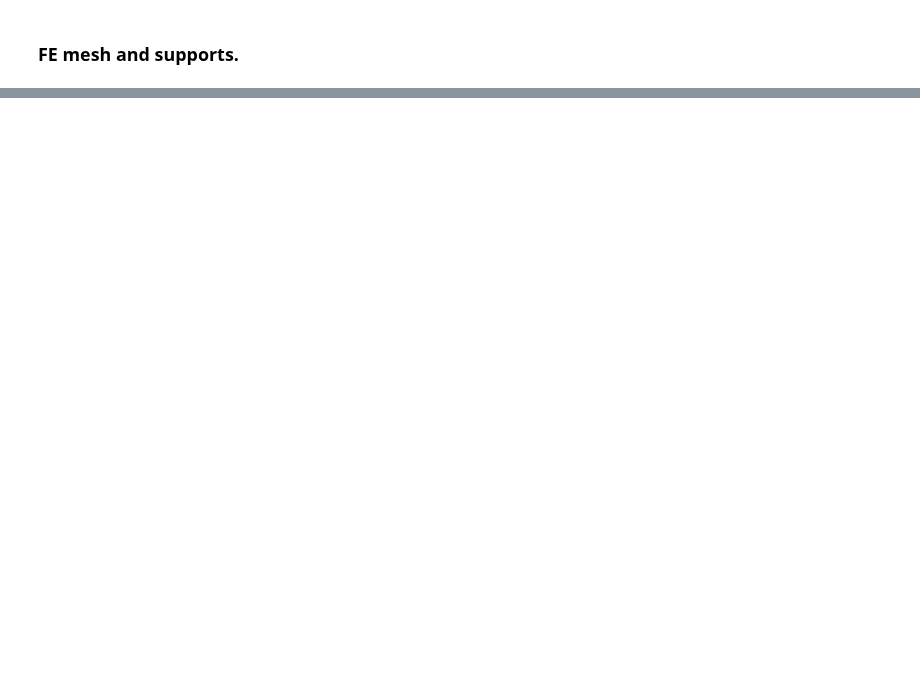
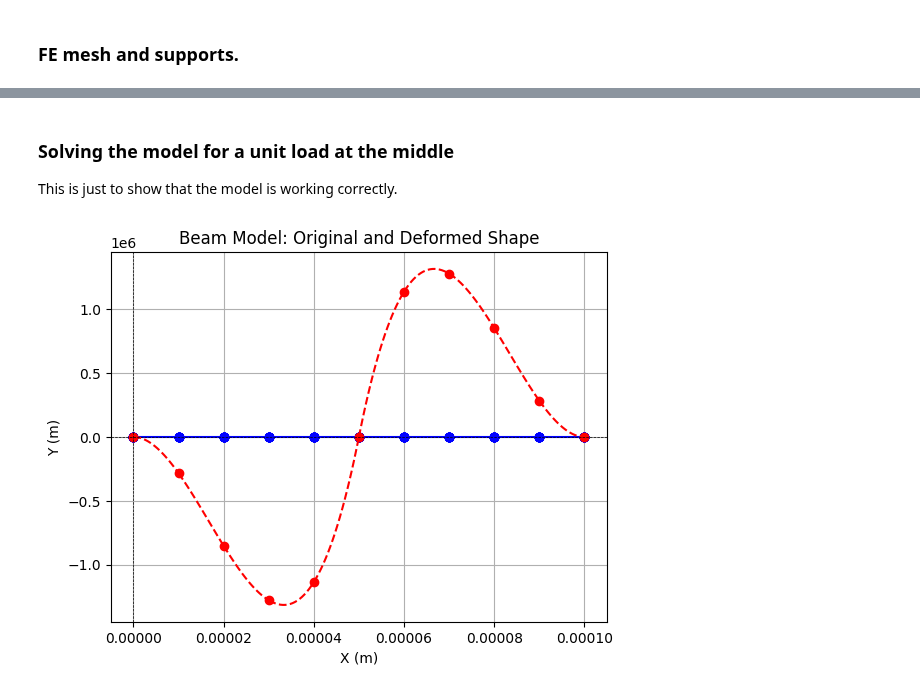
Before and after one commit to jkbgbr/FEM_Practical_Course, a Jupyter notebook: source/OneD/notebooks/case_study_5_5.ipynb, the cells around one changed output, grey strips where cells are left out. Drawn from its saved outputs; the diff is of its cells as text; code cells hidden in the pictures; blank space fills up the shorter version.

```diff
--- a/source/OneD/notebooks/case_study_5_5.ipynb
+++ b/source/OneD/notebooks/case_study_5_5.ipynb
@@ -119,0 +75,11 @@ ImportError: cannot import name 'assemble_global_K' from 'source.utils' (E:\modu
+# %% [markdown]
+### Solving the model for a unit load at the middle
+
+This is just to show that the model is working correctly.
+# %%
+_F = np.zeros((len(model.nodes) * ND, 1))  # global force vector
+_F[len(_F) // 2] = 1000  # 1 kNm
+u, r = model.solve(_F)
+model.plot_model(u)
+# %% [output]
+[figure, added]
```
Also changed, not shown: parts of 10 cells of this notebook, 7 other files.
